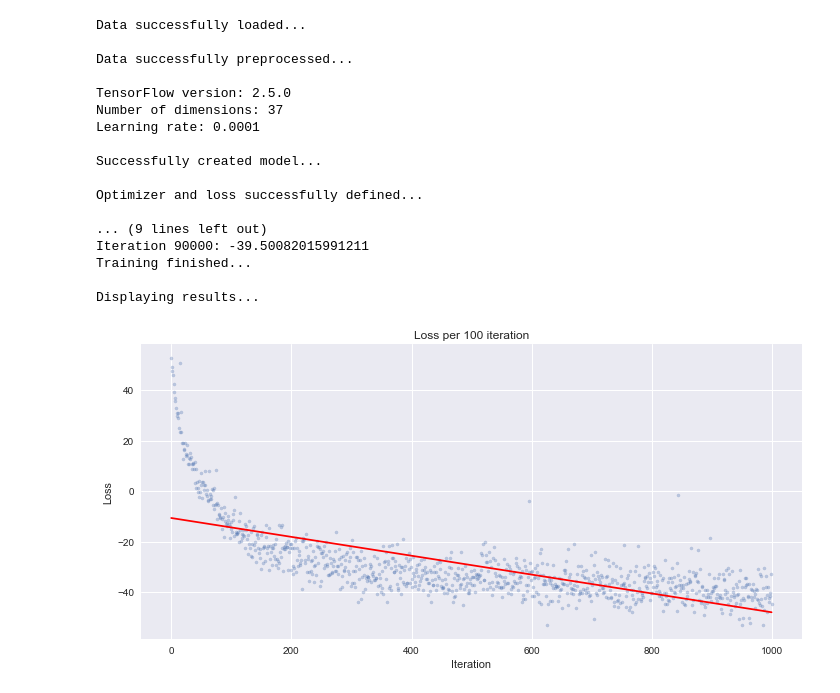
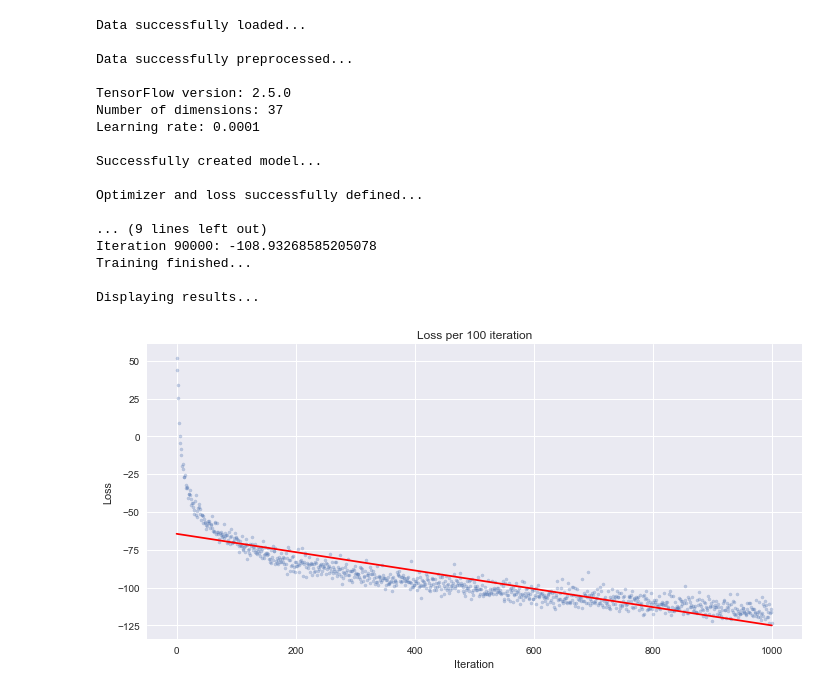
Before and after one commit to kgkeklikci/Normalizing-Flows, a Jupyter notebook: notebooks/maf_execute.ipynb, the cells around one changed output. Cells and saved outputs as stored; diff of their text form; code cells hidden in the pictures.

```diff
--- a/notebooks/maf_execute.ipynb
+++ b/notebooks/maf_execute.ipynb
@@ -9,6 +9,7 @@ tf.compat.v1.disable_eager_execution()
 import tensorflow_probability as tfp
 
 import matplotlib.pyplot as plt
+plt.style.use('seaborn')
 
 from data_loader import load_data
 from data_preprocesser import preprocess_data
@@ -28,7 +29,6 @@ def train(session, loss, optimizer, steps=int(1e5)):
         if i % int(1e4) == 0:
             print('Iteration {iteration}: {loss}'.format(iteration=i,loss=loss_per_iteration))
     return recorded_losses
-
 
 def plot_results(recorded_losses):
 
@@ -82,10 +82,23 @@ def main():
     base_dist = tfp.distributions.Normal(loc=0., scale=1.)
     dims = data.shape[1]
     learning_rate = 1e-4
+    activation = 'relu'
+    hidden_degrees = 'random'
+    conditional=True
+    conditional_event_shape = (dims,)
+    event_shape = conditional_event_shape
+    conditional_input_layers = 'first_layer'
 
     """ initialize samples """
 
-    maf = MAF(dtype, tf_version, batch_size, params, hidden_units, base_dist, dims)
+    maf = MAF(dtype, tf_version, batch_size,
+              params, hidden_units, base_dist, dims,
+              activation,
+              conditional, hidden_degrees,
+              conditional_event_shape,
+              conditional_input_layers,
+              event_shape
+             )
 
     dims = maf.get_dims(data)
     samples = maf.create_tensor(data)
@@ -100,7 +113,7 @@ def main():
 
     """ initialize loss and optimizer """
 
-    loss = -tf.reduce_mean(maf.log_prob(samples))
+    loss = -tf.reduce_mean(maf.log_prob(samples, bijector_kwargs={'conditional_input': samples}))
     optimizer = tf.compat.v1.train.AdamOptimizer(learning_rate).minimize(loss)
 
     session = tf.compat.v1.Session()
@@ -108,32 +121,32 @@ def main():
     session.run(tf.compat.v1.global_variables_initializer())
     print('Optimizer and loss successfully defined...\n')
 
     """ start training """
     recorded_losses = train(session, loss, optimizer)
     print('Training finished...\n')
 
     """ display results """
     plot_results(recorded_losses)
 
 
 if __name__ == "__main__":
     main()
 # %% [output]
 Data successfully loaded...
 
 Data successfully preprocessed...
 
 TensorFlow version: 2.5.0
 Number of dimensions: 37
 Learning rate: 0.0001
 
 Successfully created model...
 
 Optimizer and loss successfully defined...
 
 ... (9 lines left out)
-Iteration 90000: -39.50082015991211
+Iteration 90000: -108.93268585205078
 Training finished...
 
 Displaying results...
-[figure, old version]
+[figure, new version]
```
Also changed, not shown: 1 other file.
